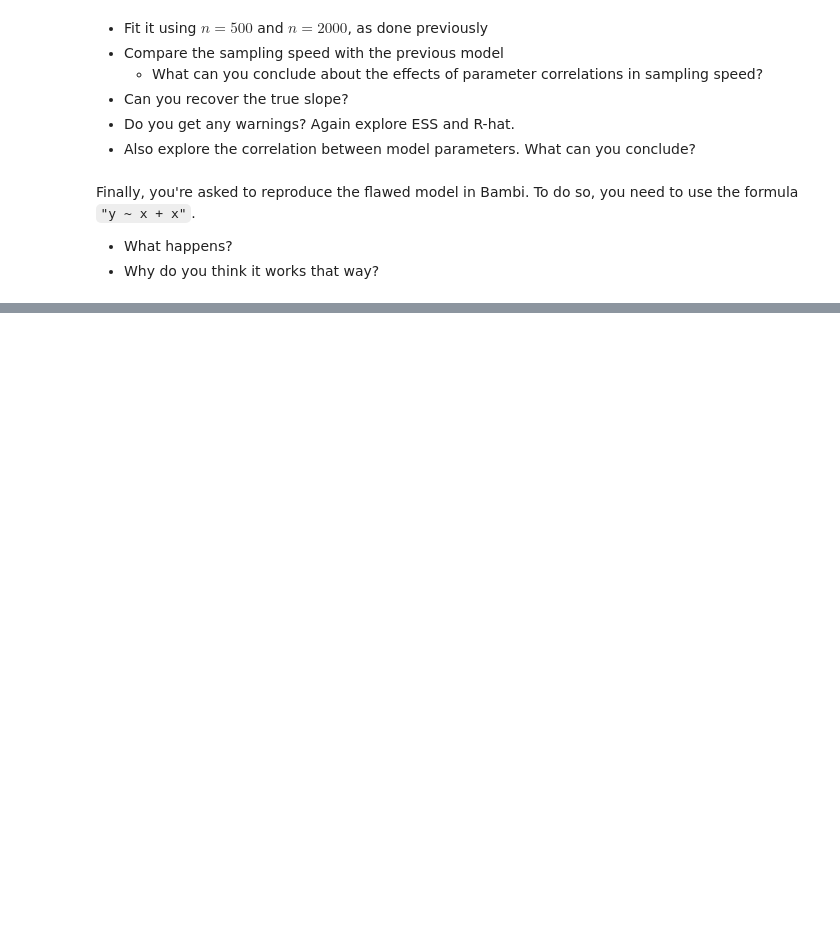
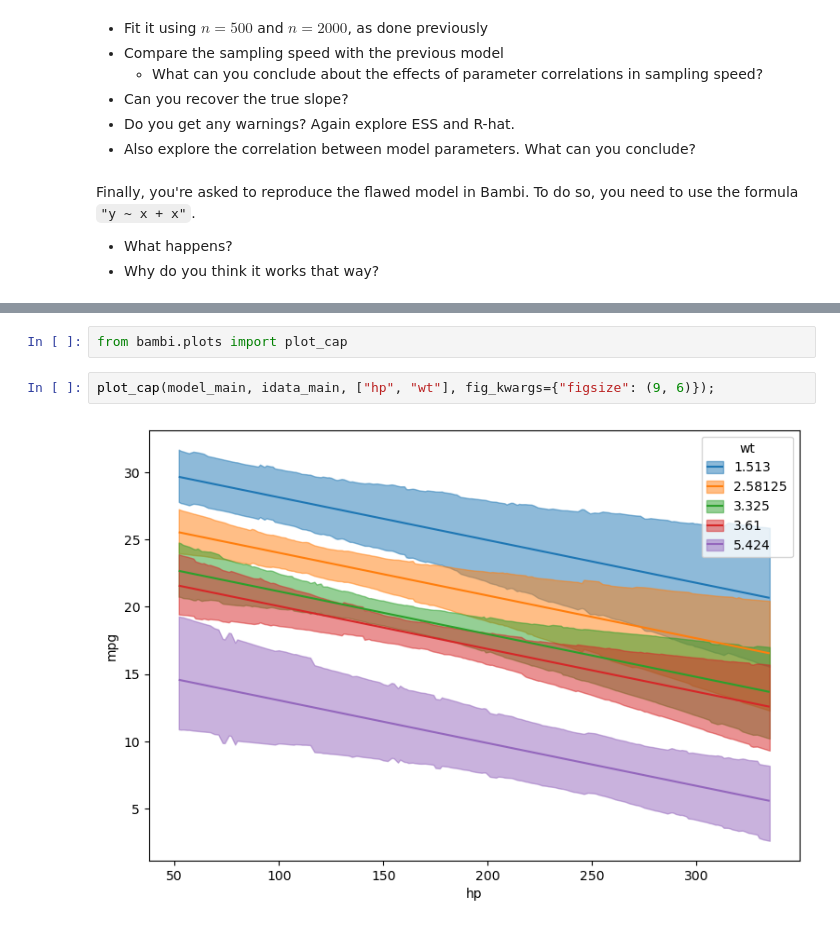
Before and after one commit to tomicapretto/etc, a Jupyter notebook: lessons/03_BambiDeepDive/Bambi_Deep_Dive_Exercises.ipynb, the cells around one changed output, grey strips where cells are left out. Saved outputs shown, nothing was run; the diff lists cells and outputs as text; blank space fills up the shorter version.

```diff
--- a/lessons/03_BambiDeepDive/Bambi_Deep_Dive_Exercises.ipynb
+++ b/lessons/03_BambiDeepDive/Bambi_Deep_Dive_Exercises.ipynb
@@ -151,0 +196,6 @@ Some real world use case
+# %%
+from bambi.plots import plot_cap
+# %%
+plot_cap(model_main, idata_main, ["hp", "wt"], fig_kwargs={"figsize": (9, 6)});
+# %% [output]
+[figure, added]
```
Also changed, not shown: parts of 10 cells of this notebook.
